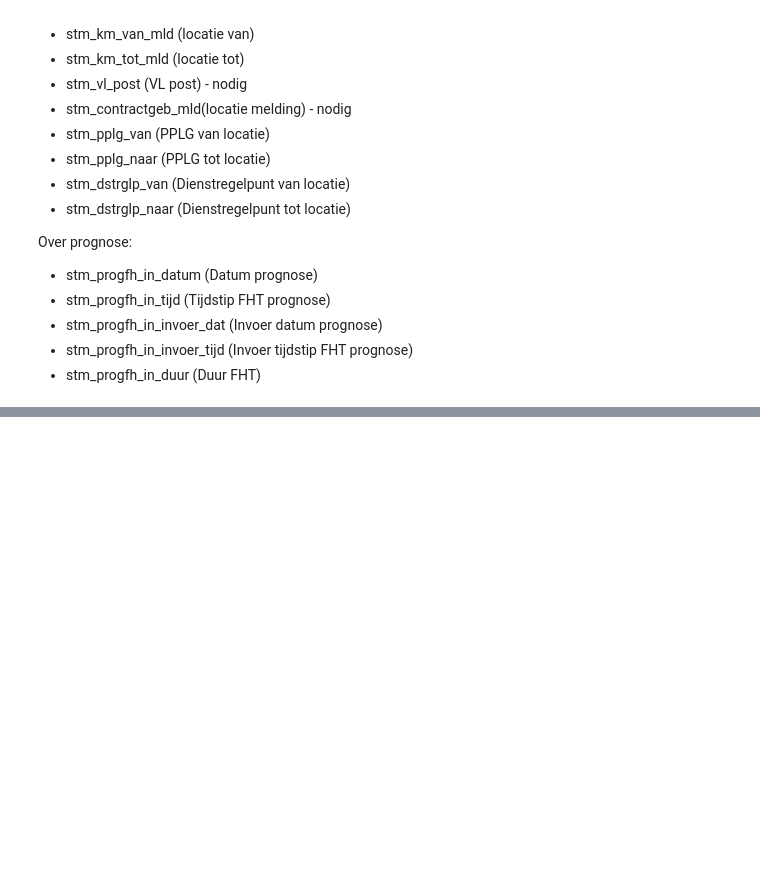
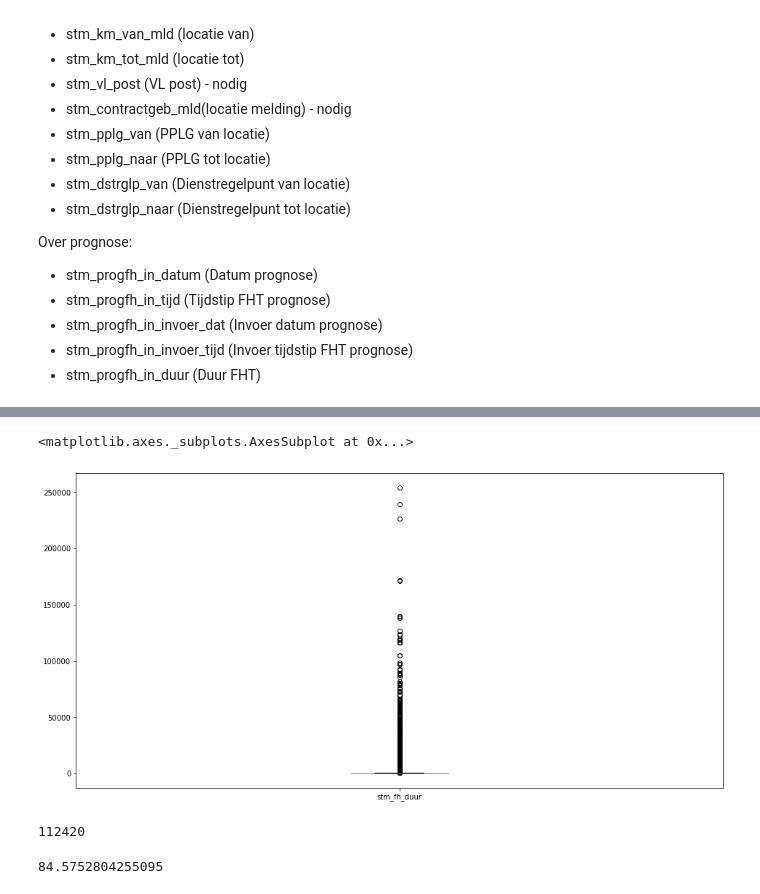
Before and after one commit to frankspak/DDB-groep11, a Jupyter notebook: Project-DDB.ipynb, the cells around one changed output, grey strips where cells are left out. Saved outputs shown, nothing was run; the diff lists cells and outputs as text; code cells hidden in the pictures; blank space fills up the shorter version.

```diff
--- a/Project-DDB.ipynb
+++ b/Project-DDB.ipynb
@@ -279,0 +175,2 @@ dit is de baseline score: 44.694519656930225
+# %%
+data_fht = df_filtered['stm_fh_duur']
@@ -279,0 +193,13 @@ dit is de baseline score: 44.694519656930225
+# %%
+data_fht.plot.box(figsize=(16,8))
+# %% [output]
+<matplotlib.axes._subplots.AxesSubplot at 0x...>
+[figure, added]
+# %%
+len(data_fht[data_fht < data_fht.mean()])
+# %% [output]
+112420
+# %%
+len(data_fht[data_fht < data_fht.mean()])/len(data_fht)*100
+# %% [output]
+84.5752804255095
```
Also changed, not shown: parts of 23 cells of this notebook.
